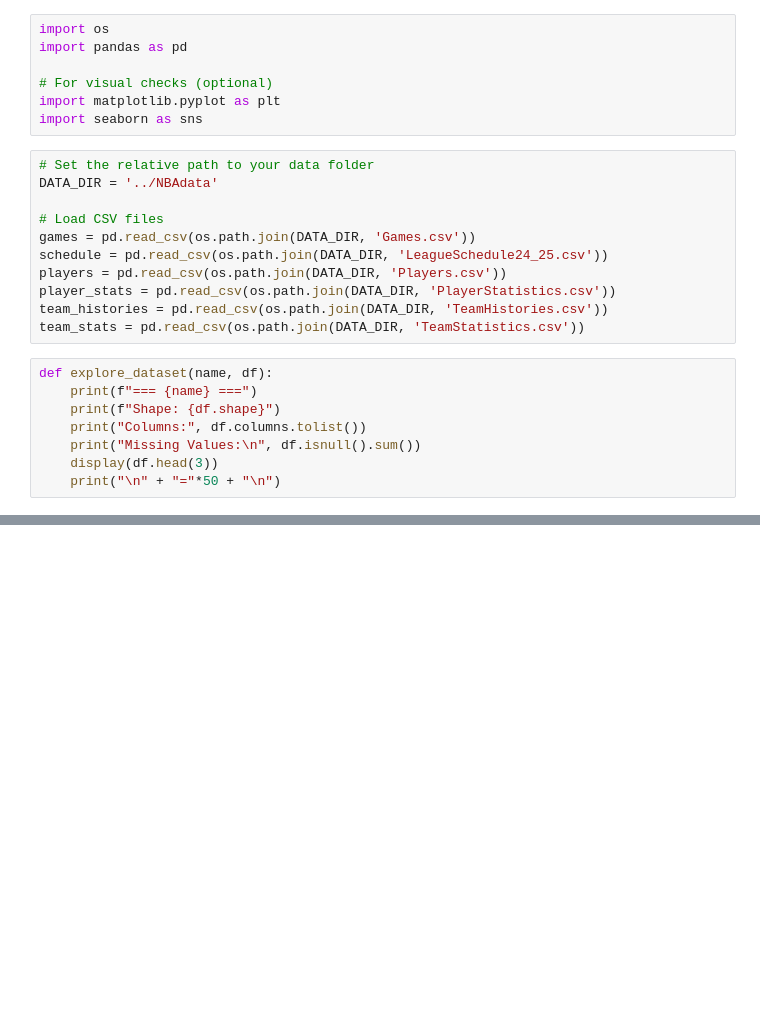
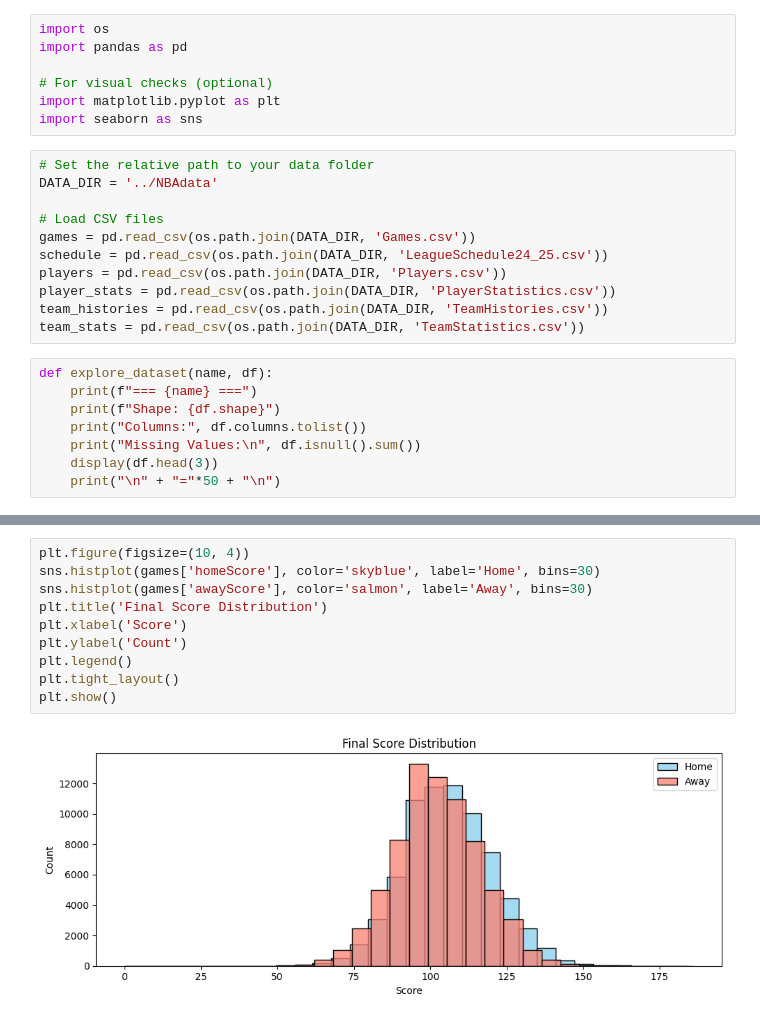
Before and after one commit to Hn428/RL_Sports_Analystics, a Jupyter notebook: notebooks/explore_data.ipynb, the cells around one changed output, grey strips where cells are left out. Cells and saved outputs as stored; diff of their text form; blank space fills up the shorter version.

Commit message:
visuals

```diff
--- a/notebooks/explore_data.ipynb
+++ b/notebooks/explore_data.ipynb
@@ -160,0 +39,12 @@ dtype: int64
+# %%
+plt.figure(figsize=(10, 4))
+sns.histplot(games['homeScore'], color='skyblue', label='Home', bins=30)
+sns.histplot(games['awayScore'], color='salmon', label='Away', bins=30)
+plt.title('Final Score Distribution')
+plt.xlabel('Score')
+plt.ylabel('Count')
+plt.legend()
+plt.tight_layout()
+plt.show()
+# %% [output]
+[figure, added]
```
Also changed, not shown: parts of 5 cells of this notebook.
